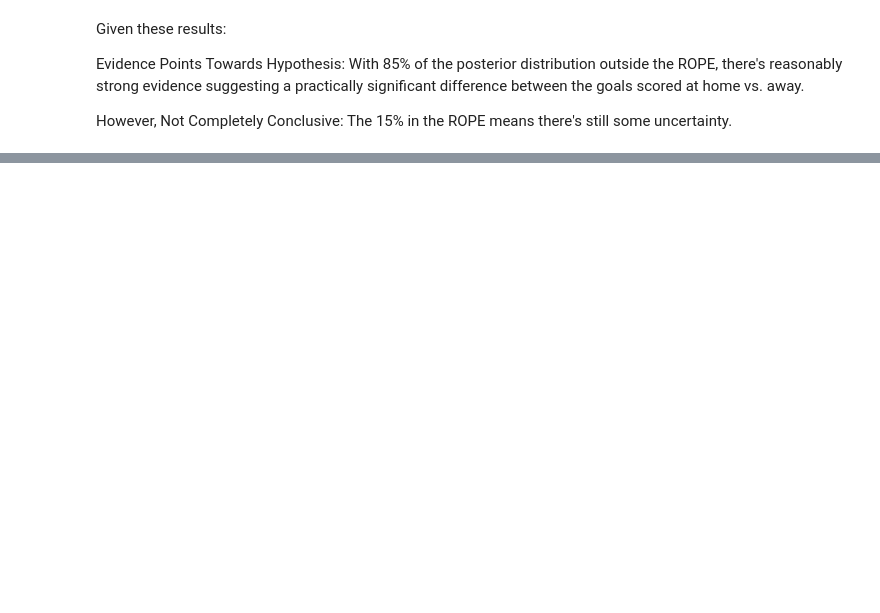
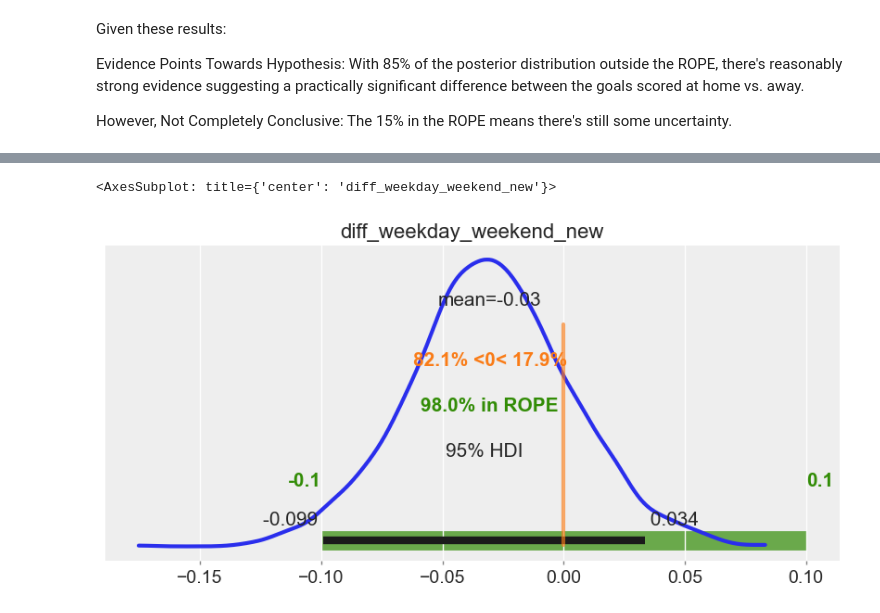
Before and after one commit to k0ruy/bayesian_retry, a Jupyter notebook: retry/hypotesis_RETRY.ipynb, the cells around one changed output, grey strips where cells are left out. Saved outputs shown, nothing was run; the diff lists cells and outputs as text; code cells hidden in the pictures; blank space fills up the shorter version.

```diff
--- a/retry/hypotesis_RETRY.ipynb
+++ b/retry/hypotesis_RETRY.ipynb
@@ -386,0 +621,34 @@ home_stadion
+# %%
+mu_weekdays = 2.75
+# Double the sigma to have a more diffuse prior
+sigma_weekdays = sigma * 2
+
+alpha_weekdays = mu_weekdays**2 / sigma_weekdays**2
+beta_weekdays = mu_weekdays / sigma_weekdays**2
+# %%
+with pm.Model() as model_weekdays_sensitivity:
+    # Prior
+    mu_Monday_new = pm.Gamma('mu_Monday_new', alpha_weekdays, beta_weekdays)
+    mu_Tuesday_new = pm.Gamma('mu_Tuesday_new', alpha_weekdays, beta_weekdays)
+    mu_Wednesday_new = pm.Gamma('mu_Wednesday_new', alpha_weekdays, beta_weekdays)
+    mu_Thursday_new = pm.Gamma('mu_Thursday_new', alpha_weekdays, beta_weekdays)
+    mu_Friday_new = pm.Gamma('mu_Friday_new', alpha_weekdays, beta_weekdays)
+    mu_Saturday_new = pm.Gamma('mu_Saturday_new', alpha_weekdays, beta_weekdays)
+    mu_Sunday_new = pm.Gamma('mu_Sunday_new', alpha_weekdays, beta_weekdays)
+
+    # Likelihood of each day
+    y_Monday = pm.Poisson('y_Monday', mu=mu_Monday_new, observed=monday_scores)
+    y_Tuesday = pm.Poisson('y_Tuesday', mu=mu_Tuesday_new, observed=tuesday_scores)
+    y_Wednesday = pm.Poisson('y_Wednesday', mu=mu_Wednesday_new, observed=wednesday_scores)
+    y_Thursday = pm.Poisson('y_Thursday', mu=mu_Thursday_new, observed=thursday_scores)
+    y_Friday = pm.Poisson('y_Friday', mu=mu_Friday_new, observed=friday_scores)
+    y_Saturday = pm.Poisson('y_Saturday', mu=mu_Saturday_new, observed=saturday_scores)
+    y_Sunday = pm.Poisson('y_Sunday', mu=mu_Sunday_new, observed=sunday_scores)
+
+    avg_weekday_new = (mu_Monday_new + mu_Tuesday_new + mu_Wednesday_new + mu_Thursday_new) / 4
+    avg_weekend_new = (mu_Friday_new + mu_Saturday_new + mu_Sunday_new) / 3
+
+    diff_of_means_new = pm.Deterministic('diff_weekday_weekend_new', avg_weekday_new - avg_weekend_new)
+# %%
+with model_weekdays_sensitivity:
+    trace_weekdays_sensitivity = pm.sample(return_inferencedata=True)
@@ -386,0 +678,5 @@ home_stadion
+# %%
+az.plot_posterior(trace_weekdays_sensitivity,  var_names="diff_weekday_weekend_new", ref_val=0, hdi_prob=0.95, rope=[-0.1,0.1])
+# %% [output]
+<AxesSubplot: title={'center': 'diff_weekday_weekend_new'}>
+[figure, added]
```
Also changed, not shown: parts of 46 cells of this notebook, 4 other files.
